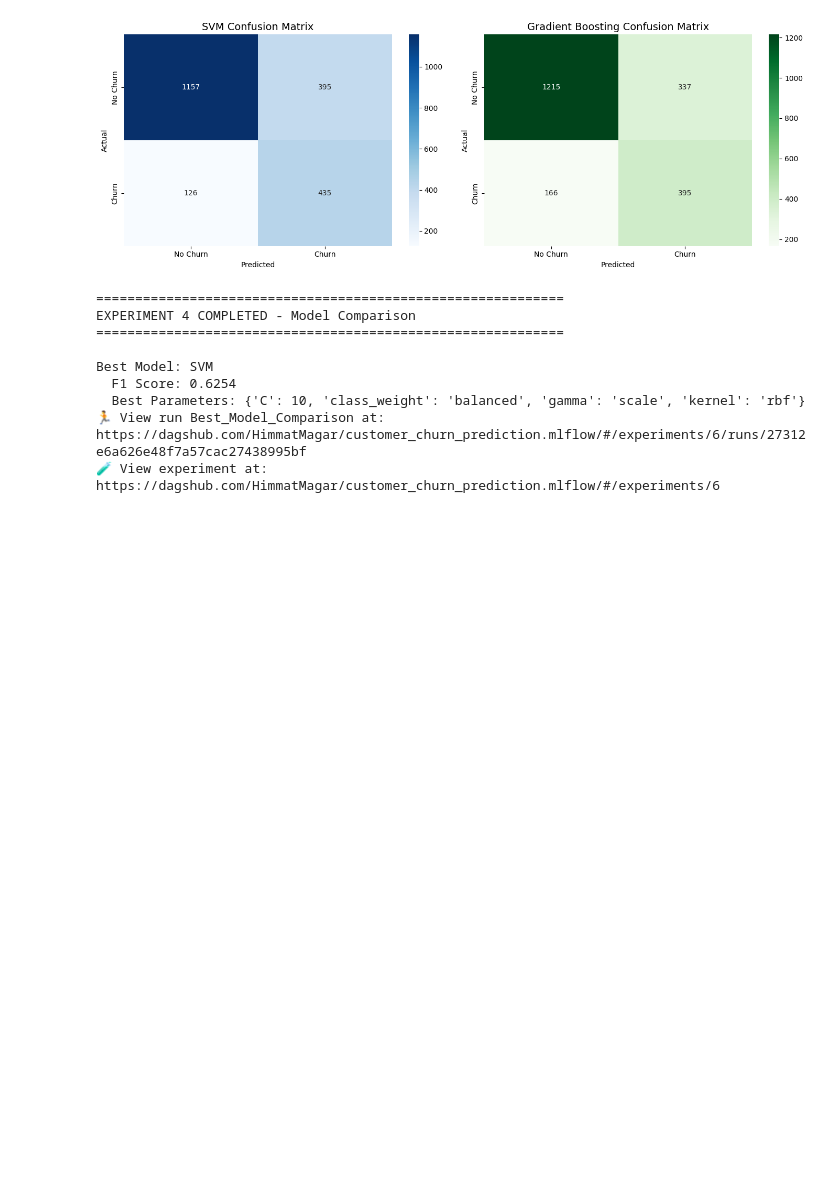
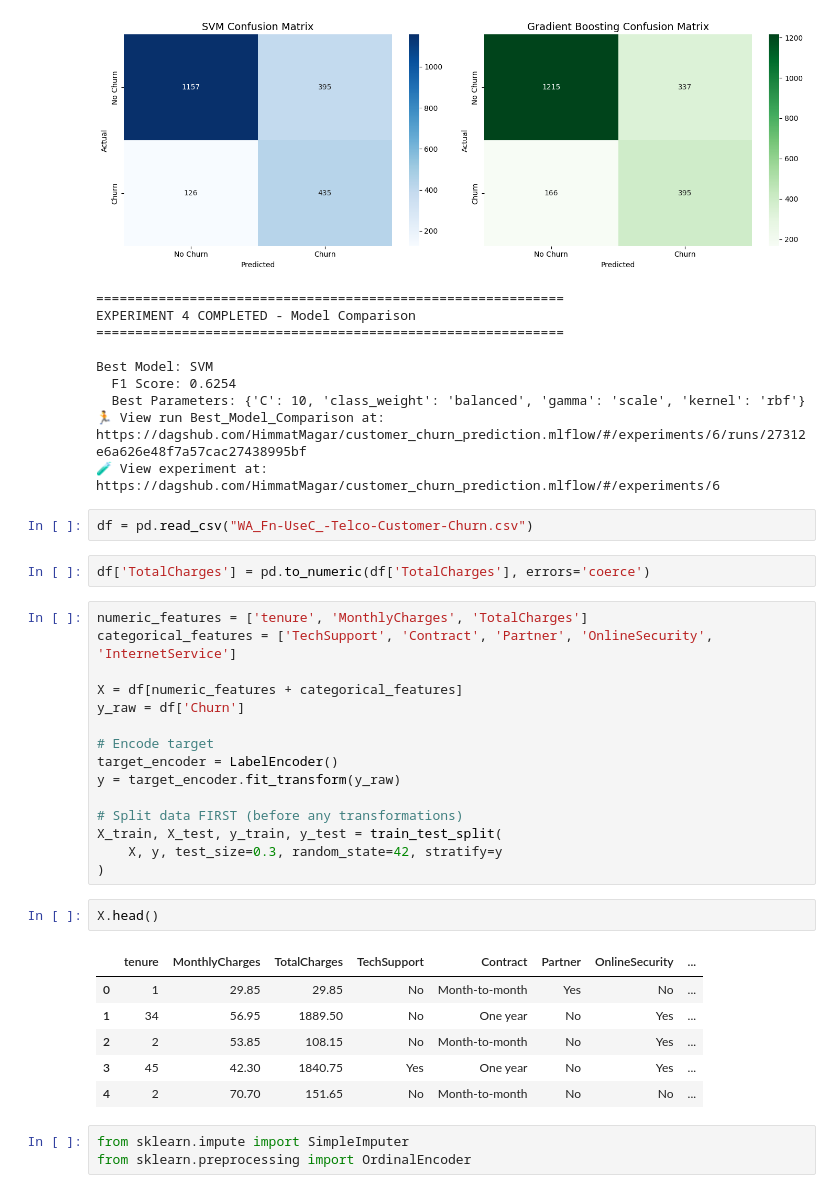
Before and after one commit to HimmatMagar/customer_churn_prediction, a Jupyter notebook: research/research.ipynb, the cells around one changed output. Drawn from its saved outputs; the diff is of its cells as text; blank space fills up the shorter version.

Commit message:
data transformation done

```diff
--- a/research/research.ipynb
+++ b/research/research.ipynb
@@ -562,3 +574,34 @@ Best Model: SVM
   Best Parameters: {'C': 10, 'class_weight': 'balanced', 'gamma': 'scale', 'kernel': 'rbf'}
 🏃 View run Best_Model_Comparison at: https://dagshub.com/HimmatMagar/customer_churn_prediction.mlflow/#/experiments/6/runs/27312e6a626e48f7a57cac27438995bf
 🧪 View experiment at: https://dagshub.com/HimmatMagar/customer_churn_prediction.mlflow/#/experiments/6
+# %%
+df = pd.read_csv("WA_Fn-UseC_-Telco-Customer-Churn.csv")
+# %%
+df['TotalCharges'] = pd.to_numeric(df['TotalCharges'], errors='coerce')
+# %%
+numeric_features = ['tenure', 'MonthlyCharges', 'TotalCharges']
+categorical_features = ['TechSupport', 'Contract', 'Partner', 'OnlineSecurity', 'InternetService']
+
+X = df[numeric_features + categorical_features]
+y_raw = df['Churn']
+
+# Encode target
+target_encoder = LabelEncoder()
+y = target_encoder.fit_transform(y_raw)
+
+# Split data FIRST (before any transformations)
+X_train, X_test, y_train, y_test = train_test_split(
+    X, y, test_size=0.3, random_state=42, stratify=y
+)
+# %%
+X.head()
+# %% [output]
+|  | tenure | MonthlyCharges | TotalCharges | TechSupport | Contract | Partner | OnlineSecurity | ... |
+| 0 | 1 | 29.85 | 29.85 | No | Month-to-month | Yes | No | ... |
+| 1 | 34 | 56.95 | 1889.50 | No | One year | No | Yes | ... |
+| 2 | 2 | 53.85 | 108.15 | No | Month-to-month | No | Yes | ... |
+| 3 | 45 | 42.30 | 1840.75 | Yes | One year | No | Yes | ... |
+| 4 | 2 | 70.70 | 151.65 | No | Month-to-month | No | No | ... |
+# %%
+from sklearn.impute import SimpleImputer
+from sklearn.preprocessing import OrdinalEncoder
```
Also changed, not shown: parts of 5 cells of this notebook, 7 other files.
